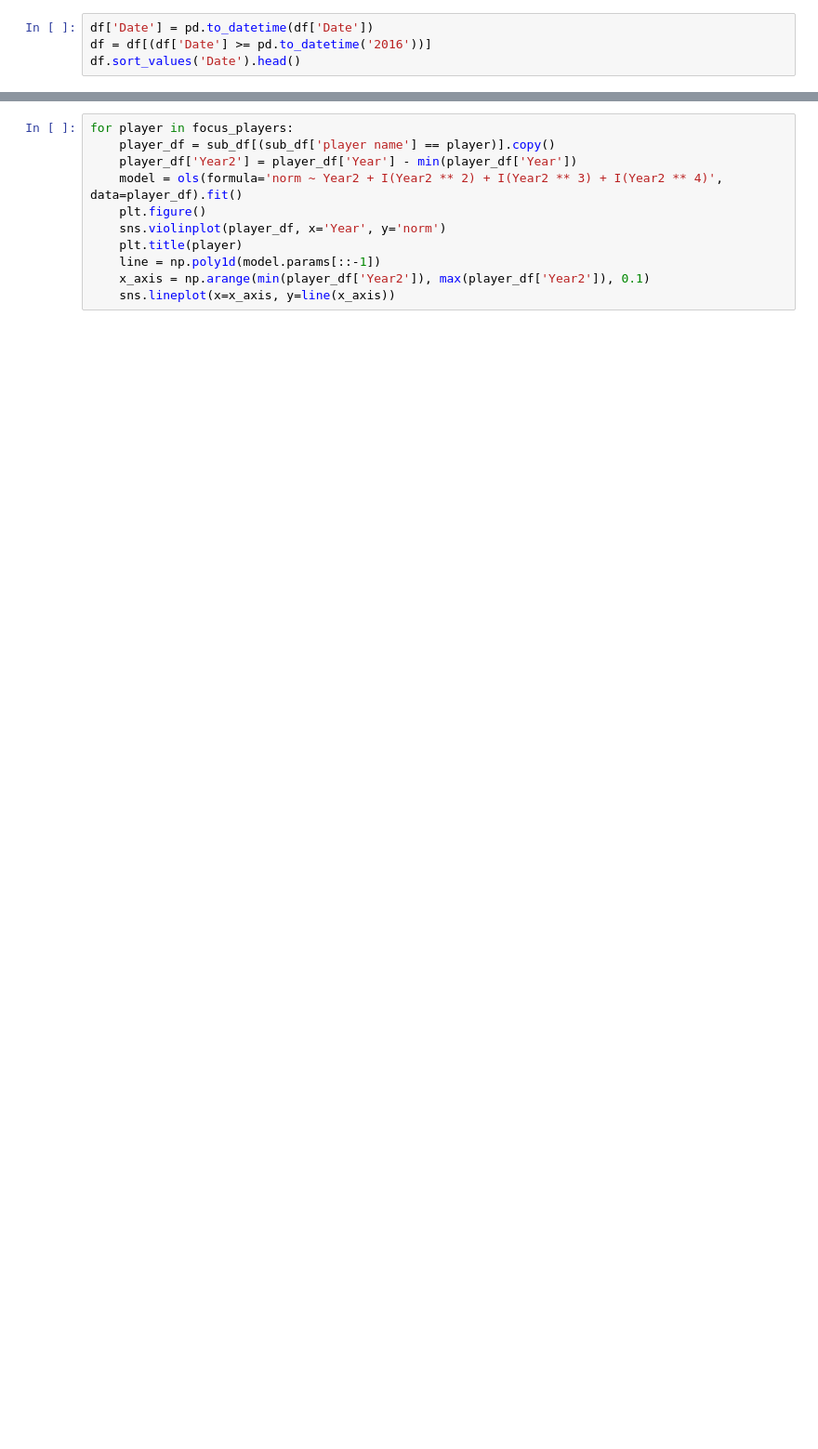
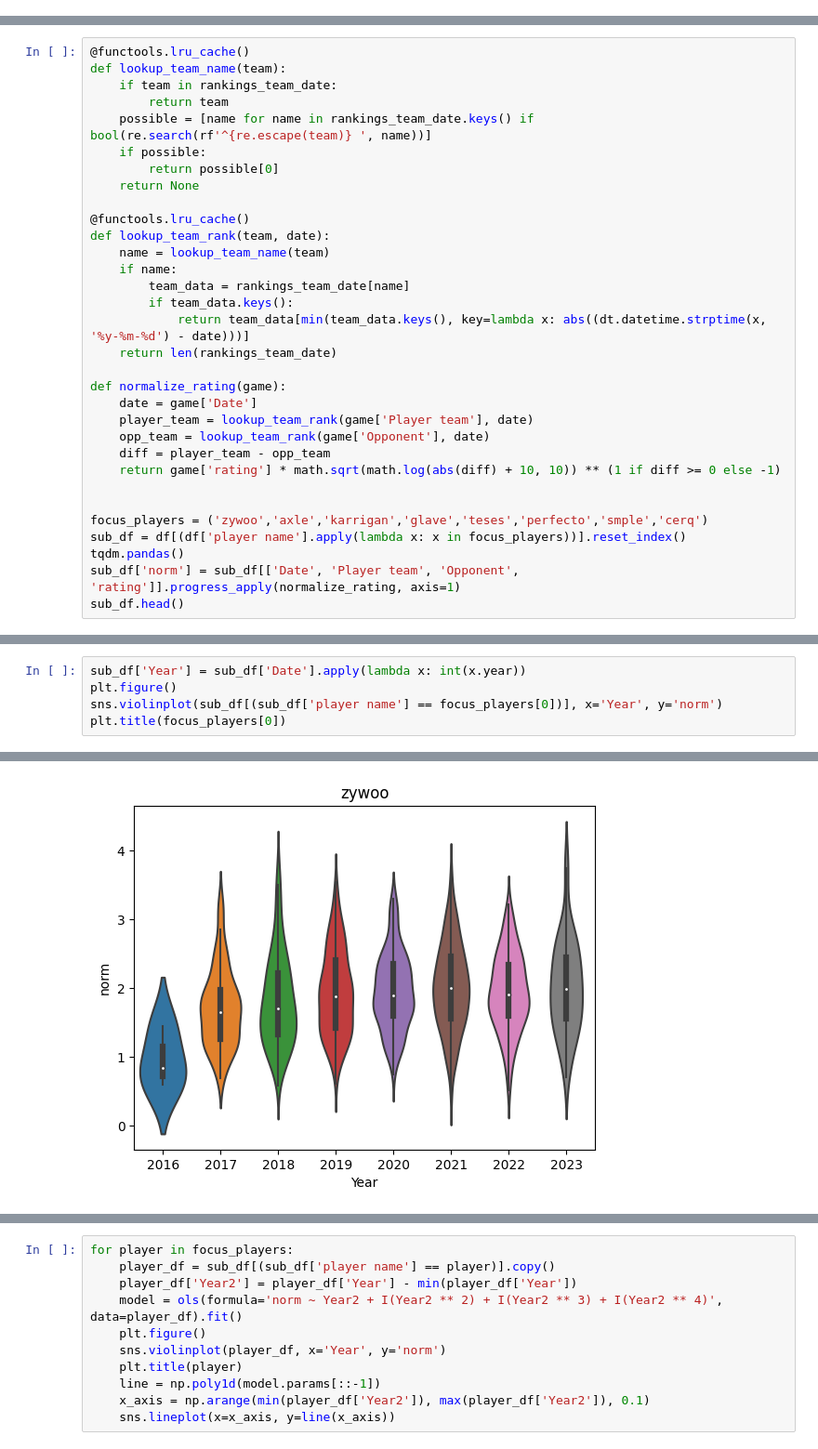
Before and after one commit to condulences/condulences.github.io, a Jupyter notebook: final_mark.ipynb, the cells around one changed output, grey strips where cells are left out. Shown at 93% size. Cells and saved outputs as stored; diff of their text form; blank space fills up the shorter version.

```diff
--- a/final_mark.ipynb
+++ b/final_mark.ipynb
@@ -128,4 +0,0 @@ teams = df['Player team'].unique()
-# %%
-df['Date'] = pd.to_datetime(df['Date'])
-df = df[(df['Date'] >= pd.to_datetime('2016'))]
-df.sort_values('Date').head()
@@ -211,0 +343,32 @@ ValueError: Could not interpret input 'Year'
+# %%
+@functools.lru_cache()
+def lookup_team_name(team):
+    if team in rankings_team_date:
+        return team
+    possible = [name for name in rankings_team_date.keys() if bool(re.search(rf'^{re.escape(team)} ', name))]
+    if possible:
+        return possible[0]
+    return None
+
+@functools.lru_cache()
+def lookup_team_rank(team, date):
+    name = lookup_team_name(team)
+    if name:
+        team_data = rankings_team_date[name]
+        if team_data.keys():
+            return team_data[min(team_data.keys(), key=lambda x: abs((dt.datetime.strptime(x, '%y-%m-%d') - date)))]
+    return len(rankings_team_date)
+
+def normalize_rating(game):
+    date = game['Date']
+    player_team = lookup_team_rank(game['Player team'], date)
+    opp_team = lookup_team_rank(game['Opponent'], date)
+    diff = player_team - opp_team
+    return game['rating'] * math.sqrt(math.log(abs(diff) + 10, 10)) ** (1 if diff >= 0 else -1)
+
+
+focus_players = ('zywoo','axle','karrigan','glave','teses','perfecto','smple','cerq')
+sub_df = df[(df['player name'].apply(lambda x: x in focus_players))].reset_index()
+tqdm.pandas()
+sub_df['norm'] = sub_df[['Date', 'Player team', 'Opponent', 'rating']].progress_apply(normalize_rating, axis=1)
+sub_df.head()
@@ -211,0 +419,6 @@ ValueError: Could not interpret input 'Year'
+# %%
+sub_df['Year'] = sub_df['Date'].apply(lambda x: int(x.year))
+plt.figure()
+sns.violinplot(sub_df[(sub_df['player name'] == focus_players[0])], x='Year', y='norm')
+plt.title(focus_players[0])
+# %% [output]
@@ -211,0 +426 @@ ValueError: Could not interpret input 'Year'
+[figure, added]
```
Also changed, not shown: parts of 48 cells of this notebook.
